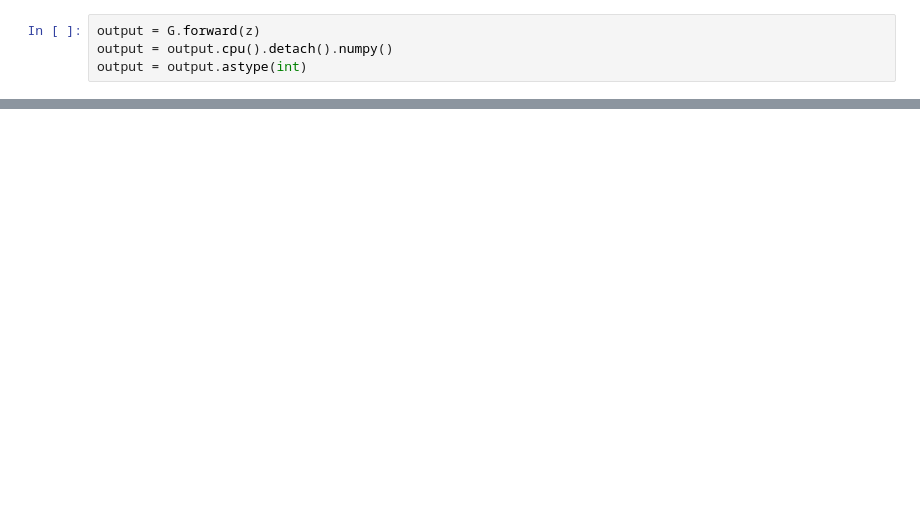
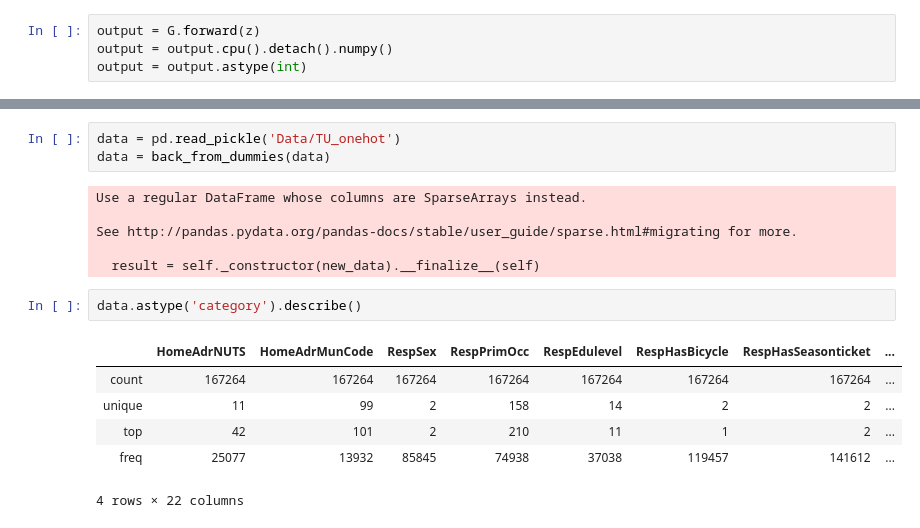
Before and after one commit to carlomarxdk/GAN-Population-Synthesis, a Jupyter notebook: Code/6_Visualisation.ipynb, the cells around one changed output, grey strips where cells are left out. Drawn from its saved outputs; the diff is of its cells as text; blank space fills up the shorter version.

```diff
--- a/Code/6_Visualisation.ipynb
+++ b/Code/6_Visualisation.ipynb
@@ -178,0 +236,18 @@ TypeError: 'numpy.ndarray' object is not callable
+# %%
+data = pd.read_pickle('Data/TU_onehot')
+data = back_from_dummies(data)
+# %% [output]
+Use a regular DataFrame whose columns are SparseArrays instead.
+
+See http://pandas.pydata.org/pandas-docs/stable/user_guide/sparse.html#migrating for more.
+
+  result = self._constructor(new_data).__finalize__(self)
+# %%
+data.astype('category').describe()
+# %% [output]
+|  | HomeAdrNUTS | HomeAdrMunCode | RespSex | RespPrimOcc | RespEdulevel | RespHasBicycle | RespHasSeasonticket | ... |
+| count | 167264 | 167264 | 167264 | 167264 | 167264 | 167264 | 167264 | ... |
+| unique | 11 | 99 | 2 | 158 | 14 | 2 | 2 | ... |
+| top | 42 | 101 | 2 | 210 | 11 | 1 | 2 | ... |
+| freq | 25077 | 13932 | 85845 | 74938 | 37038 | 119457 | 141612 | ... |
+4 rows × 22 columns
```
Also changed, not shown: parts of 13 cells of this notebook, 1 other file.
